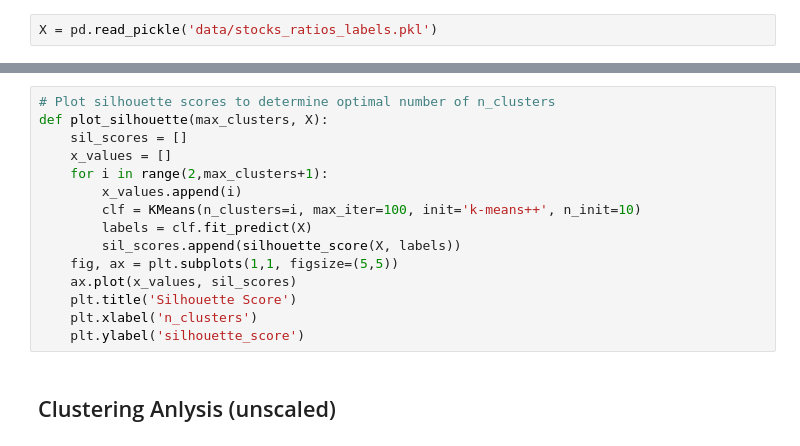
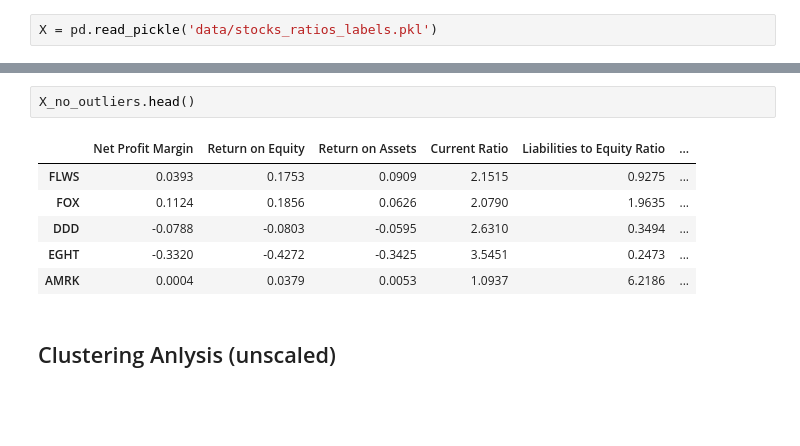
Before and after one commit to dayskipping/Clustering_by_Fundamentals, a Jupyter notebook: Cluster_final.ipynb, the cells around one changed output, grey strips where cells are left out. Cells and saved outputs as stored; diff of their text form; blank space fills up the shorter version.

```diff
--- a/Cluster_final.ipynb
+++ b/Cluster_final.ipynb
@@ -44,18 +71,12 @@ def multi_class_scatter_plot(arr_1, arr_2, y, size, title):
-# %%
-# Plot silhouette scores to determine optimal number of n_clusters
-def plot_silhouette(max_clusters, X):
-    sil_scores = []
-    x_values = []
-    for i in range(2,max_clusters+1):
-        x_values.append(i)
-        clf = KMeans(n_clusters=i, max_iter=100, init='k-means++', n_init=10)
-        labels = clf.fit_predict(X)
-        sil_scores.append(silhouette_score(X, labels))
-    fig, ax = plt.subplots(1,1, figsize=(5,5))
-    ax.plot(x_values, sil_scores)
-    plt.title('Silhouette Score')
-    plt.xlabel('n_clusters')
-    plt.ylabel('silhouette_score')
+# %%
+X_no_outliers.head()
+# %% [output]
+|  | Net Profit Margin | Return on Equity | Return on Assets | Current Ratio | Liabilities to Equity Ratio | ... |
+| FLWS | 0.0393 | 0.1753 | 0.0909 | 2.1515 | 0.9275 | ... |
+| FOX | 0.1124 | 0.1856 | 0.0626 | 2.0790 | 1.9635 | ... |
+| DDD | -0.0788 | -0.0803 | -0.0595 | 2.6310 | 0.3494 | ... |
+| EGHT | -0.3320 | -0.4272 | -0.3425 | 3.5451 | 0.2473 | ... |
+| AMRK | 0.0004 | 0.0379 | 0.0053 | 1.0937 | 6.2186 | ... |
 # %% [markdown]
 ## Clustering Anlysis (unscaled)
 # %%
```
Also changed, not shown: parts of 17 cells of this notebook.
